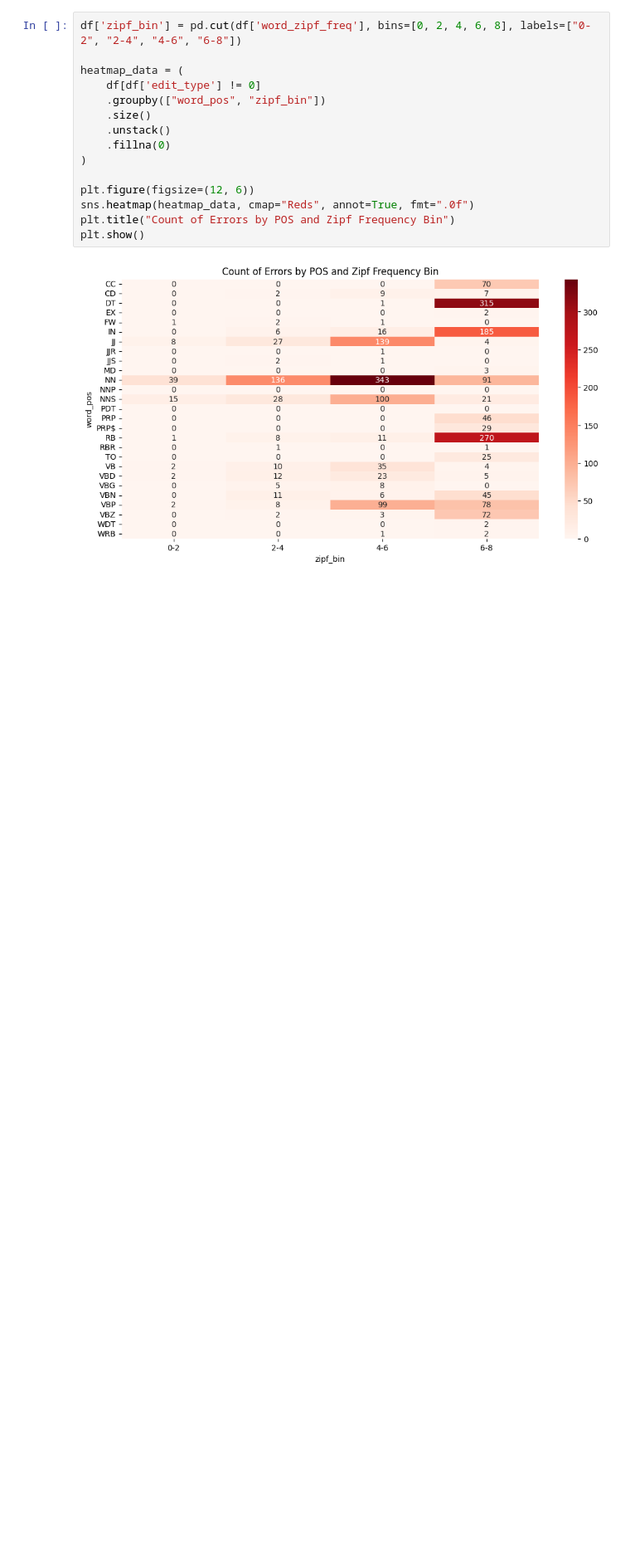
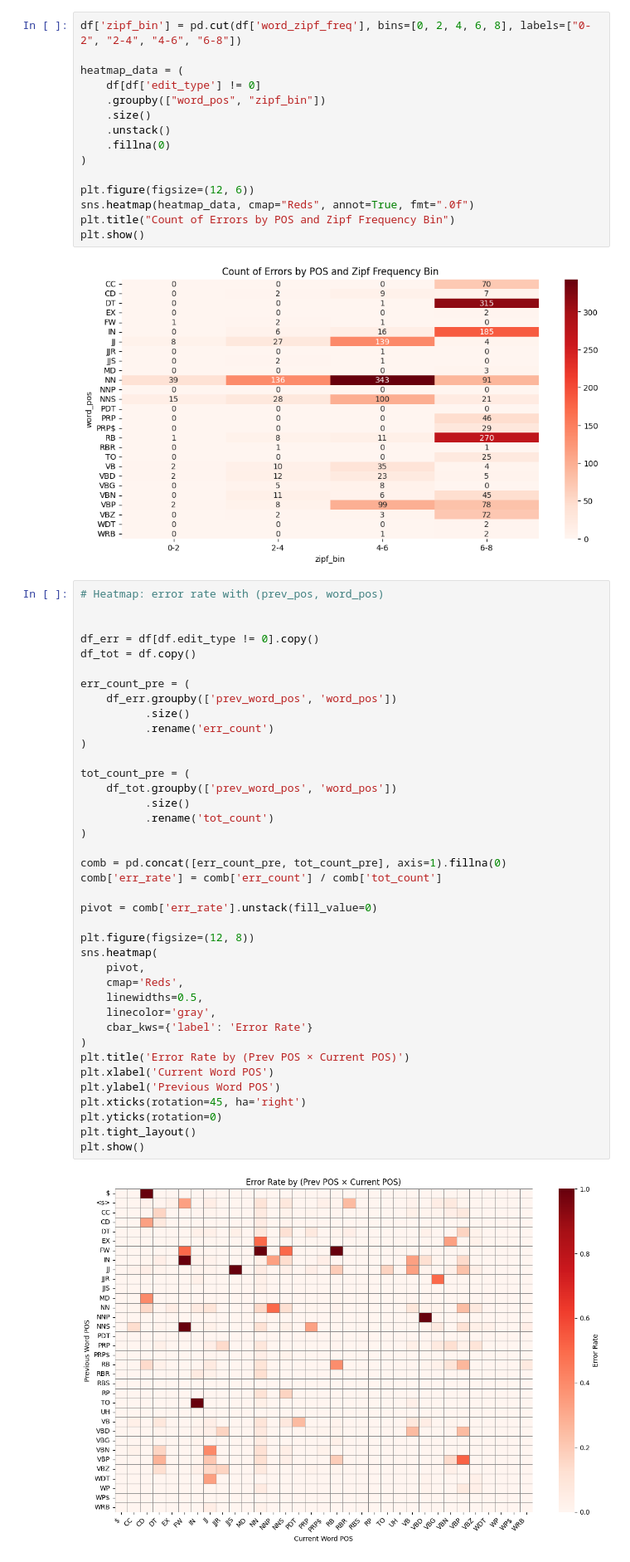
Before and after one commit to markjosims/u3u_project1, a Jupyter notebook: data_visualization_kira.ipynb, the cells around one changed output. Shown at 83% size. Saved outputs shown, nothing was run; the diff lists cells and outputs as text; blank space fills up the shorter version.

Commit message:
more heatmaps to explore how prev/next word affect the current word's error

```diff
--- a/data_visualization_kira.ipynb
+++ b/data_visualization_kira.ipynb
@@ -314,3 +314,44 @@ plt.title("Count of Errors by POS and Zipf Frequency Bin")
 plt.show()
 # %% [output]
 [figure]
+# %%
+# Heatmap: error rate with (prev_pos, word_pos)
+
+
+df_err = df[df.edit_type != 0].copy()
+df_tot = df.copy()
+
+err_count_pre = (
+    df_err.groupby(['prev_word_pos', 'word_pos'])
+          .size()
+          .rename('err_count')
+)
+
+tot_count_pre = (
+    df_tot.groupby(['prev_word_pos', 'word_pos'])
+          .size()
+          .rename('tot_count')
+)
+
+comb = pd.concat([err_count_pre, tot_count_pre], axis=1).fillna(0)
+comb['err_rate'] = comb['err_count'] / comb['tot_count']
+
+pivot = comb['err_rate'].unstack(fill_value=0)
+
+plt.figure(figsize=(12, 8))
+sns.heatmap(
+    pivot,
+    cmap='Reds',
+    linewidths=0.5,
+    linecolor='gray',
+    cbar_kws={'label': 'Error Rate'}
+)
+plt.title('Error Rate by (Prev POS × Current POS)')
+plt.xlabel('Current Word POS')
+plt.ylabel('Previous Word POS')
+plt.xticks(rotation=45, ha='right')
+plt.yticks(rotation=0)
+plt.tight_layout()
+plt.show()
+# %% [output]
+[figure, added]
```
Also changed, not shown: parts of 4 cells of this notebook.
